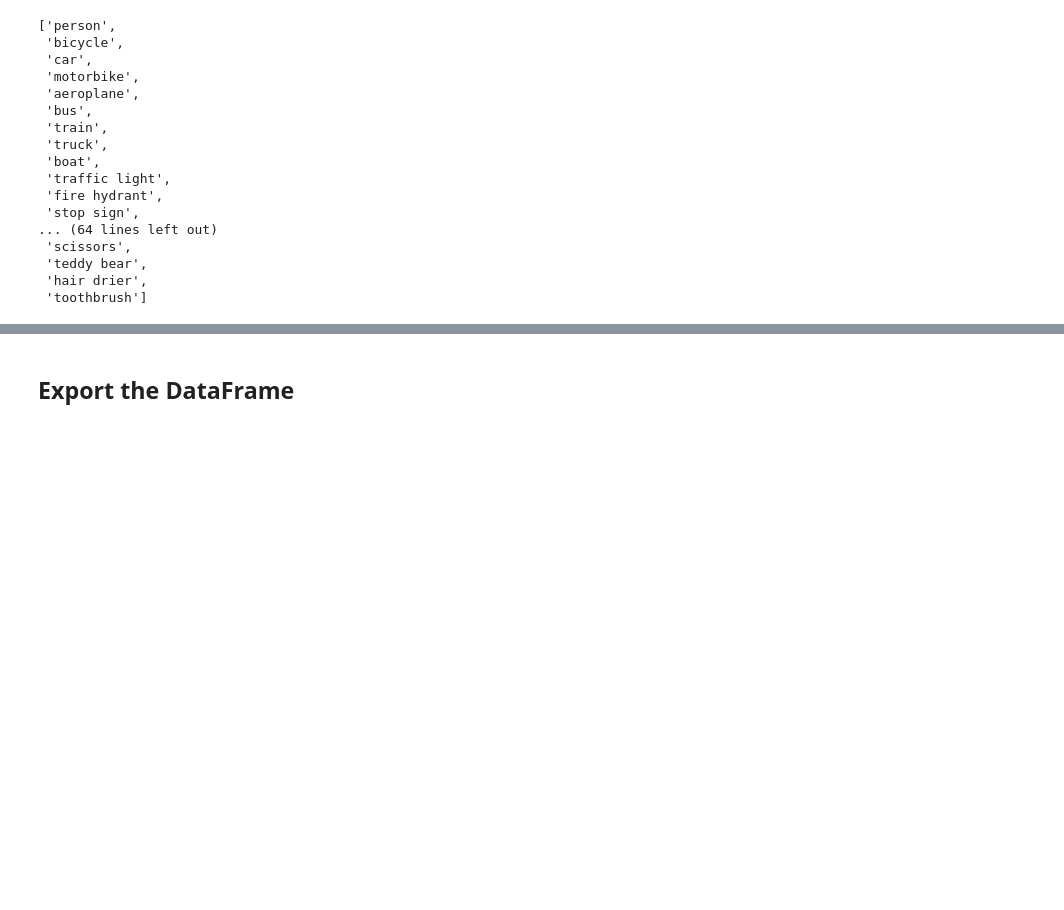
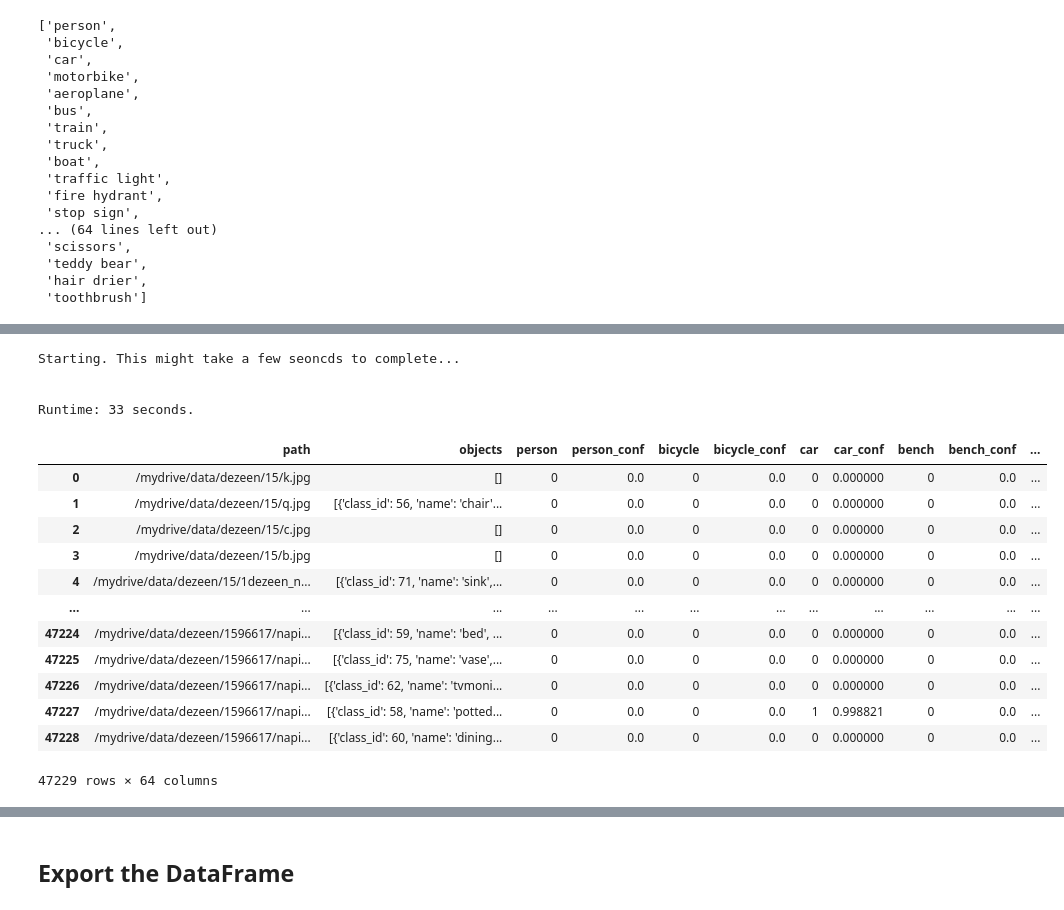
Before and after one commit to rickkk856/dezeenAI, a Jupyter notebook: 3_ObjectDetectionBasic.ipynb, the cells around one changed output, grey strips where cells are left out. Cells and saved outputs as stored; diff of their text form; code cells hidden in the pictures; blank space fills up the shorter version.

```diff
--- a/3_ObjectDetectionBasic.ipynb
+++ b/3_ObjectDetectionBasic.ipynb
@@ -564,4 +514,0 @@ def extractConfidence(objects, class_name):
-# %%
-for cls in tq.tqdm(classes):
-  results_df[cls] = results_df.apply(lambda x: extractClass(x['objects'], cls), axis=1)
-results_df
@@ -570,4 +514,0 @@ ValueError: ignored
-# %%
-for cls in tq.tqdm(classes):
-  results_df[cls+'_conf'] = results_df.apply(lambda x: extractConfidence(x['objects'], cls), axis=1)
-results_df
@@ -574 +552,38 @@ results_df
+# %%
+# start the timer and print the information
+start = timeit.default_timer()
+print('\nStarting. This might take a few seoncds to complete...\n')
+
+# iterate through name of classes
+for cls in tq.tqdm(classes):
+
+  # extract classes
+  results_df[cls] = results_df.apply(lambda x: extractClassQuantityConfidence(x['objects'], cls)[0], axis=1)
+
+  # extract confidence
+  results_df[cls+'_conf'] = results_df.apply(lambda x: extractClassQuantityConfidence(x['objects'], cls)[1], axis=1)
+
+# stop the timer and print runtime duration
+stop = timeit.default_timer()
+print('Runtime: {} seconds.'.format(int(stop-start)))
+
+results_df
+# %% [output]
+Starting. This might take a few seoncds to complete...
+
+
+Runtime: 33 seconds.
+|  | path | objects | person | person_conf | bicycle | bicycle_conf | car | car_conf | bench | bench_conf | ... |
+| 0 | /mydrive/data/dezeen/15/k.jpg | [] | 0 | 0.0 | 0 | 0.0 | 0 | 0.000000 | 0 | 0.0 | ... |
+| 1 | /mydrive/data/dezeen/15/q.jpg | [{'class_id': 56, 'name': 'chair'... | 0 | 0.0 | 0 | 0.0 | 0 | 0.000000 | 0 | 0.0 | ... |
+| 2 | /mydrive/data/dezeen/15/c.jpg | [] | 0 | 0.0 | 0 | 0.0 | 0 | 0.000000 | 0 | 0.0 | ... |
+| 3 | /mydrive/data/dezeen/15/b.jpg | [] | 0 | 0.0 | 0 | 0.0 | 0 | 0.000000 | 0 | 0.0 | ... |
+| 4 | /mydrive/data/dezeen/15/1dezeen_n... | [{'class_id': 71, 'name': 'sink',... | 0 | 0.0 | 0 | 0.0 | 0 | 0.000000 | 0 | 0.0 | ... |
+| ... | ... | ... | ... | ... | ... | ... | ... | ... | ... | ... | ... |
+| 47224 | /mydrive/data/dezeen/1596617/napi... | [{'class_id': 59, 'name': 'bed', ... | 0 | 0.0 | 0 | 0.0 | 0 | 0.000000 | 0 | 0.0 | ... |
+| 47225 | /mydrive/data/dezeen/1596617/napi... | [{'class_id': 75, 'name': 'vase',... | 0 | 0.0 | 0 | 0.0 | 0 | 0.000000 | 0 | 0.0 | ... |
+| 47226 | /mydrive/data/dezeen/1596617/napi... | [{'class_id': 62, 'name': 'tvmoni... | 0 | 0.0 | 0 | 0.0 | 0 | 0.000000 | 0 | 0.0 | ... |
+| 47227 | /mydrive/data/dezeen/1596617/napi... | [{'class_id': 58, 'name': 'potted... | 0 | 0.0 | 0 | 0.0 | 1 | 0.998821 | 0 | 0.0 | ... |
+| 47228 | /mydrive/data/dezeen/1596617/napi... | [{'class_id': 60, 'name': 'dining... | 0 | 0.0 | 0 | 0.0 | 0 | 0.000000 | 0 | 0.0 | ... |
+47229 rows × 64 columns
 # %%
```
Also changed, not shown: parts of 17 cells of this notebook, 1 other file.
